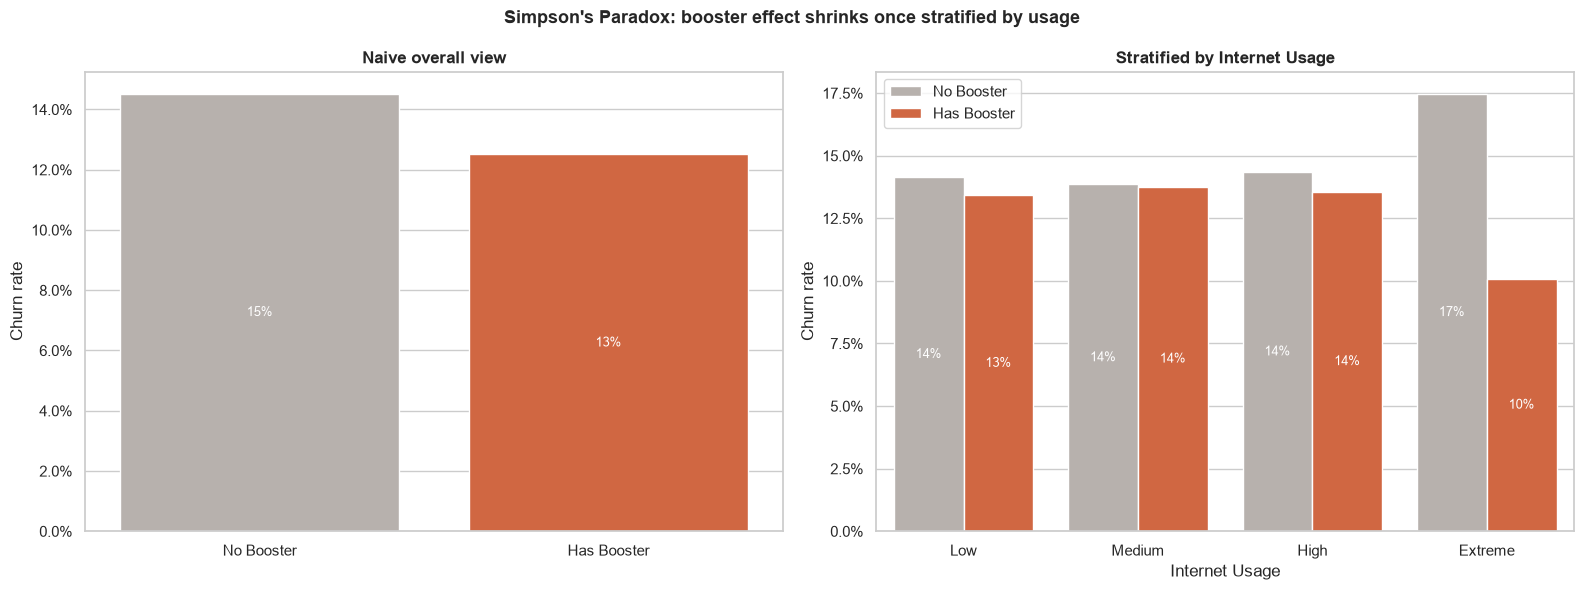
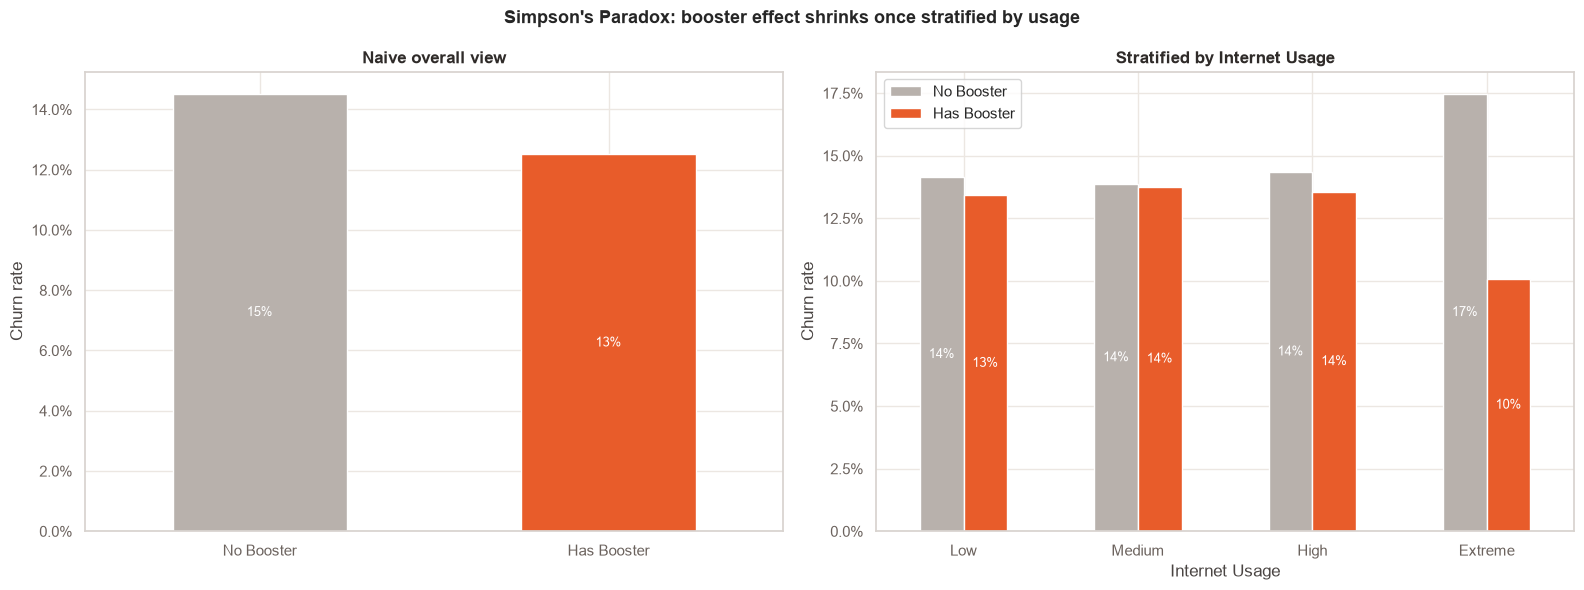
The notebook cell's code change between the first figure and the second:
--- before
+++ after
@@ -8,13 +8,27 @@
 )
 
+overall_view = (
+    df.groupby("has_booster_label", observed=True)["churned"]
+      .mean()
+      .reindex(["No Booster", "Has Booster"])
+      .to_frame(name="churn_rate")
+)
+
+stratified_view = (
+    stratified.pivot(index="internet_usage", columns="has_booster_label", values="churn_rate")
+              .reindex(["Low", "Medium", "High", "Extreme"])
+              [["No Booster", "Has Booster"]]
+)
+
 fig, axes = plt.subplots(1, 2, figsize=(16, 6), sharey=False)
 
 # Left: naive overall
-sns.barplot(
-    data=df.groupby("has_booster_label", observed=True)["churned"]
-           .mean().reset_index().rename(columns={"churned": "churn_rate"}),
-    x="has_booster_label", y="churn_rate",
-    order=["No Booster", "Has Booster"],
-    palette=PALETTE, ax=axes[0],
+overall_view.plot(
+    kind="bar",
+    y="churn_rate",
+    color=BOOSTER_COLOR_LIST,
+    legend=False,
+    ax=axes[0],
+    edgecolor=BAR_EDGE_COLOR,
 )
 axes[0].yaxis.set_major_formatter(mtick.PercentFormatter(xmax=1))
@@ -22,14 +36,14 @@
 axes[0].set_xlabel("")
 axes[0].set_ylabel("Churn rate")
+axes[0].set_xticklabels(overall_view.index, rotation=0)
 for bar_group in axes[0].containers:
     axes[0].bar_label(bar_group, fmt=lambda x: f"{x:.0%}", label_type="center", fontsize=FONT_SIZE_LABEL, color=FONT_COLOR_ON_BAR)
 
 # Right: stratified by usage
-sns.barplot(
-    data=stratified,
-    x="internet_usage", y="churn_rate",
-    hue="has_booster_label", hue_order=["No Booster", "Has Booster"],
-    order=["Low", "Medium", "High", "Extreme"],
-    palette=PALETTE, ax=axes[1],
+stratified_view.plot(
+    kind="bar",
+    color=BOOSTER_COLOR_LIST,
+    ax=axes[1],
+    edgecolor=BAR_EDGE_COLOR,
 )
 axes[1].yaxis.set_major_formatter(mtick.PercentFormatter(xmax=1))
@@ -37,4 +51,5 @@
 axes[1].set_xlabel("Internet Usage")
 axes[1].set_ylabel("Churn rate")
+axes[1].set_xticklabels(stratified_view.index, rotation=0)
 axes[1].legend(title="")
 for bar_group in axes[1].containers:
@@ -50,8 +65,7 @@
 print("\nStratified churn gap (Has Booster - No Booster) by usage tier:")
 gap = (
-    stratified.pivot(index="internet_usage", columns="has_booster_label", values="churn_rate")
-              .assign(gap=lambda x: (x["Has Booster"] - x["No Booster"]) * 100)
-              [["No Booster", "Has Booster", "gap"]]
-              .rename(columns={"gap": "gap (pp)"})
+    stratified_view.assign(gap=lambda x: (x["Has Booster"] - x["No Booster"]) * 100)
+                   [["No Booster", "Has Booster", "gap"]]
+                   .rename(columns={"gap": "gap (pp)"})
 )
 gap.index = gap.index.astype(str)

Commit: eda fixed